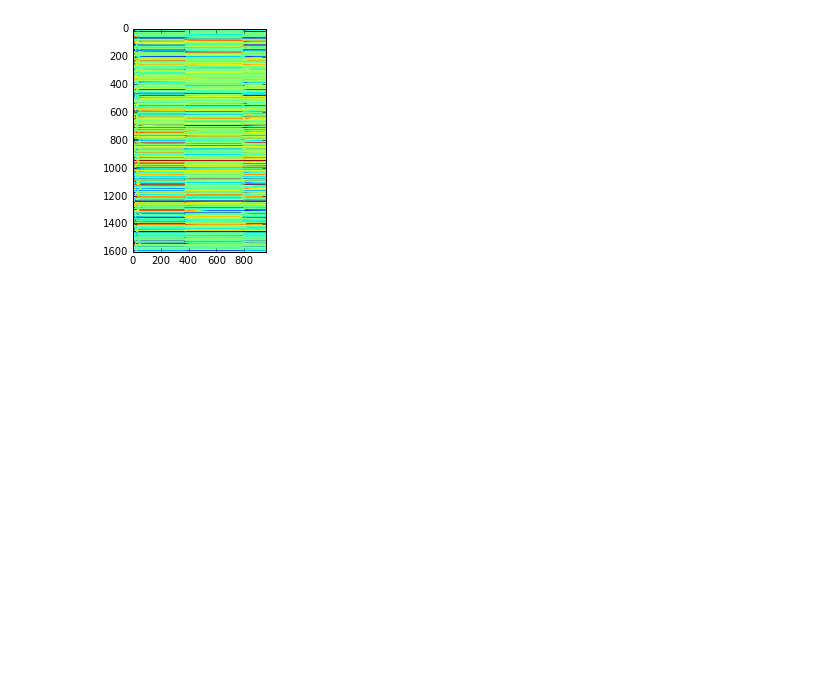
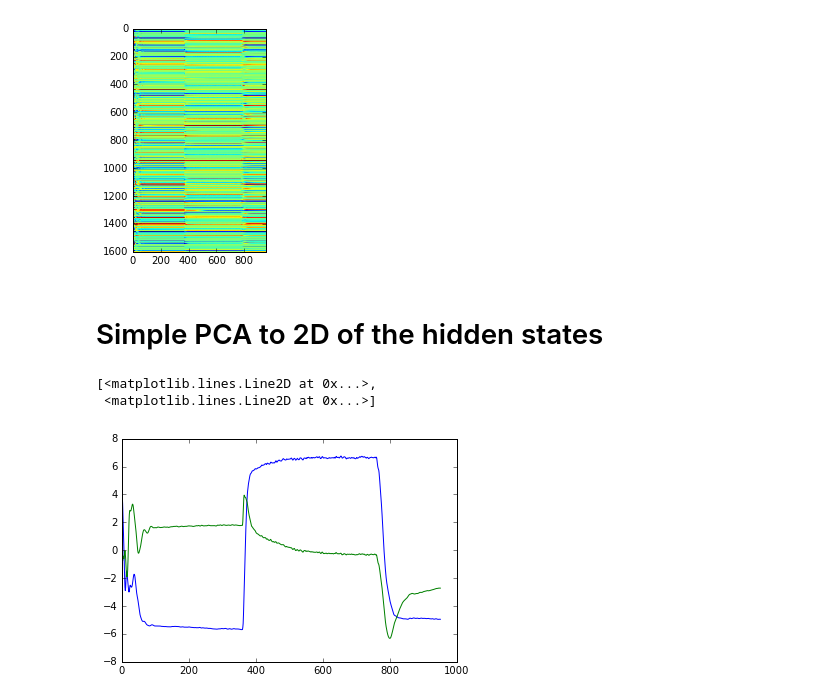
Before and after one commit to baccuslab/deep-retina, a Jupyter notebook: notebooks/LSTM_visualizations/LSTM visualizations.ipynb, the cells around one changed output. Drawn from its saved outputs; the diff is of its cells as text; code cells hidden in the pictures; blank space fills up the shorter version.

Commit message:
Added hidden state 2D visualizations

```diff
--- a/notebooks/LSTM_visualizations/LSTM visualizations.ipynb
+++ b/notebooks/LSTM_visualizations/LSTM visualizations.ipynb
@@ -559,0 +563,11 @@ plt.imshow(hidden_states.T)
+# %% [markdown]
+# Simple PCA to 2D of the hidden states
+# %%
+pca = PCA(n_components = 2)
+pcastates = pca.fit_transform(hidden_states)
+# %%
+plt.plot(pcastates)
+# %% [output]
+[<matplotlib.lines.Line2D at 0x...>,
+ <matplotlib.lines.Line2D at 0x...>]
+[figure, added]
```
Also changed, not shown: parts of 7 cells of this notebook.
